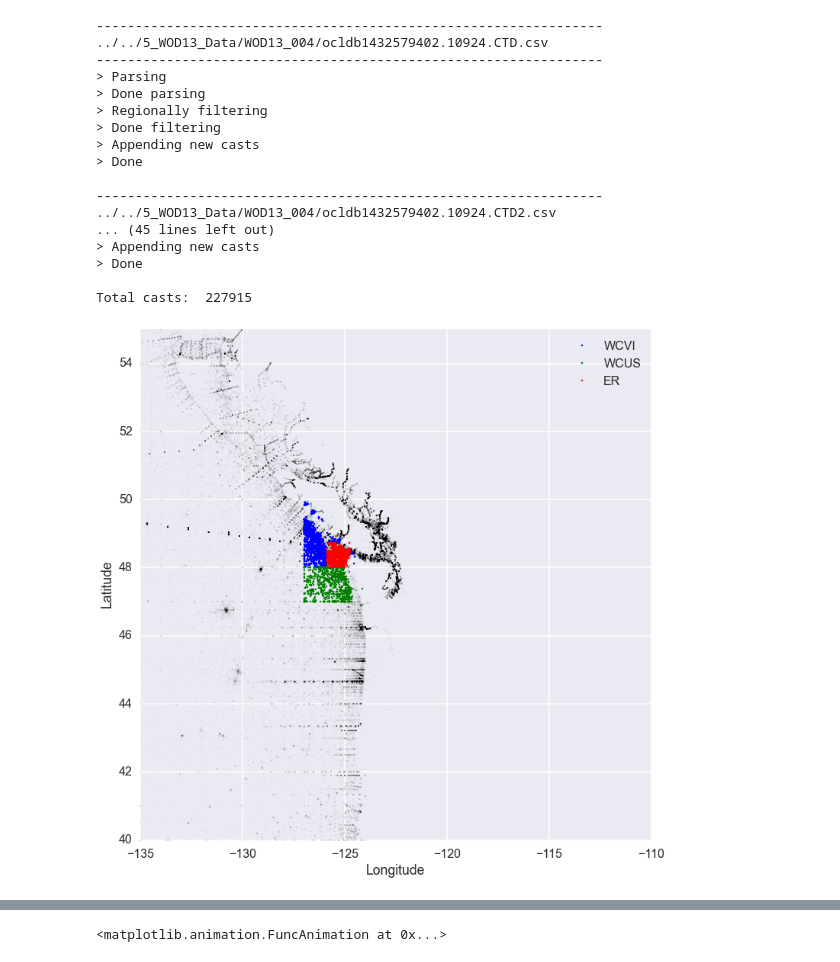
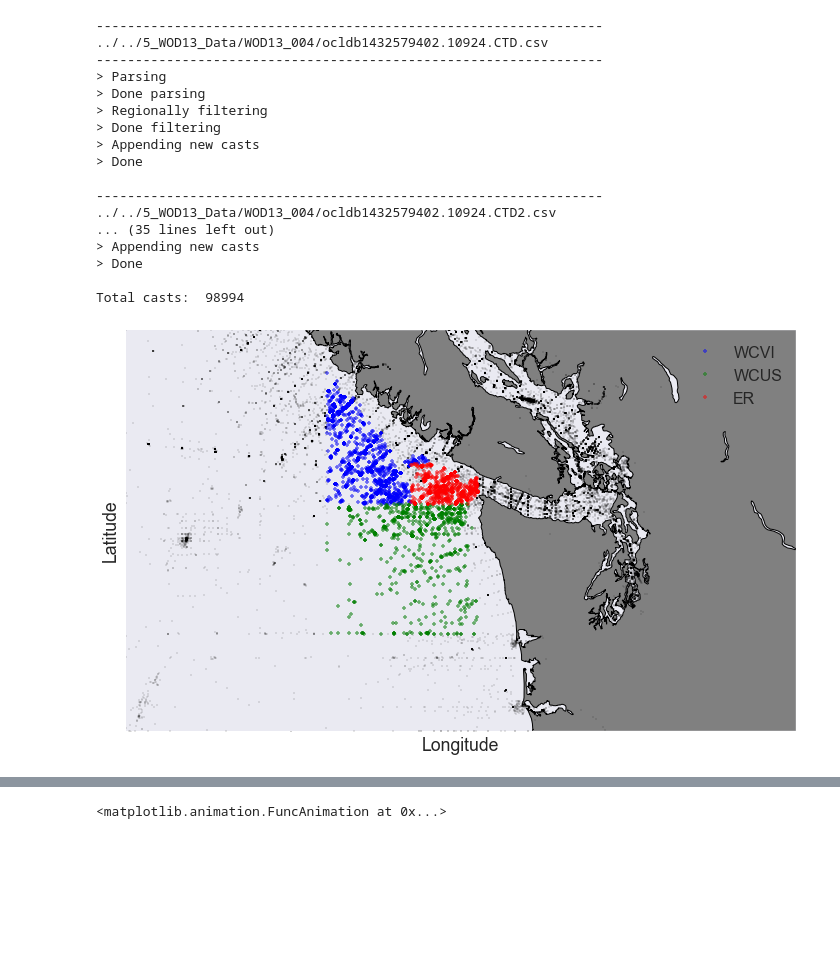
Before and after one commit to UBC-MOAD/falkor_upwelling, a Jupyter notebook: 1_Notebooks/NOAA_observed_levels.ipynb, the cells around one changed output, grey strips where cells are left out. Saved outputs shown, nothing was run; the diff lists cells and outputs as text; code cells hidden in the pictures; blank space fills up the shorter version.

```diff
--- a/1_Notebooks/NOAA_observed_levels.ipynb
+++ b/1_Notebooks/NOAA_observed_levels.ipynb
@@ -8,6 +8,8 @@ import calendar
 import seaborn as sns
 import csvWOD
 import copy
+import seawater as SW
+from mpl_toolkits.basemap import Basemap
 
 # switch to unbuffered output
 class Unbuffered(object):
@@ -23,6 +25,9 @@ import sys
 sys.stdout = Unbuffered(sys.stdout)
 
 sns.set()
+sns.set_style("darkgrid")
+sns.set_context("poster")
+
 
 %matplotlib inline
 # %%
@@ -32,8 +37,8 @@ FILES = ['../../5_WOD13_Data/WOD13_004/ocldb1432579402.10924.CTD.csv',
          '../../5_WOD13_Data/WOD13_004/ocldb1432579402.10924.CTD2.csv',
          '../../5_WOD13_Data/WOD13_004/ocldb1432579402.10924.CTD3.csv',
          '../../5_WOD13_Data/WOD13_004/ocldb1432579402.10924.CTD4.csv',
-         '../../5_WOD13_Data/WOD13_004/ocldb1432579402.10924.CTD5.csv',
-         '../../5_WOD13_Data/WOD13_004/ocldb1432579402.10924.OSD.csv'
+         '../../5_WOD13_Data/WOD13_004/ocldb1432579402.10924.CTD5.csv'
+         #'../../5_WOD13_Data/WOD13_004/ocldb1432579402.10924.OSD.csv'
         ]
 
 for fn in FILES:
@@ -44,7 +49,7 @@ for fn in FILES:
     tmp_casts = []
     tmp_casts = csvWOD.csvWOD_readcasts(fn)
     print '> Done parsing'
-    print '> Regionally filtering'
+    print '> Regionally filtering' # likely don't need this filter
     tmp_casts = csvWOD.csvWOD_filter_region(tmp_casts,-160,-120,15,60)
     print '> Done filtering'
     print '> Appending new casts'
@@ -66,10 +71,10 @@ print 'Total casts: ', len(cast_inf)
 
 -----------------------------------------------------------------
 ../../5_WOD13_Data/WOD13_004/ocldb1432579402.10924.CTD2.csv
-... (45 lines left out)
+... (35 lines left out)
 > Appending new casts
 > Done
 
-Total casts:  227915
+Total casts:  98994
 # %%
 def get_EW_info(cast_inf,EPS=0.05):
@@ -117,15 +133,18 @@ ERdely = 0.35
 ER_x = [MB07[0]-ERdelx,MB07[0]+ERdelx,MB07[0]+ERdelx,MB07[0]-ERdelx,MB07[0]-ERdelx]
 ER_y = [MB07[1]-ERdely,MB07[1]-ERdely,MB07[1]+ERdely,MB07[1]+ERdely,MB07[1]-ERdely]
 
+ER_x = [-125.75,-124.75,-124.75,-125.75,-125.75]
+ER_y = [48.3,48.3,48.7,48.7,48.3]
+
 WCVI_lnmin = -127
-WCVI_lnmax = -124
-WCVI_ltmin =  48
-WCVI_ltmax =  50
+WCVI_lnmax = -124.75
+WCVI_ltmin =  48.3
+WCVI_ltmax =  49.6
 
 WCUS_lnmin = -127
-WCUS_lnmax = -124
+WCUS_lnmax = -124.75
 WCUS_ltmin =  47
-WCUS_ltmax =  48
+WCUS_ltmax =  48.3
 
 WCVI_cinf = []
 WCUS_cinf = []
@@ -143,7 +162,7 @@ for cast in cast_inf:
         continue
 
     # only keep deep casts that include points in the range of interest
-    if max(cast['Depth']) < 100 or min(cast['Depth']) > 250:
+    if max(cast['Depth']) < 90:
         continue
 
     # ER
@@ -151,40 +170,54 @@ for cast in cast_inf:
         ER_cinf.append(cast)
     # WCUS
     elif ln >= WCUS_lnmin and ln <= WCUS_lnmax and lt >= WCUS_ltmin and lt <= WCUS_ltmax:
         WCUS_cinf.append(cast)
     # WCVI
     elif ln >= WCVI_lnmin and  ln <= WCVI_lnmax and \
        lt >= WCVI_ltmin and lt <= WCVI_slope*ln + WCVI_int:
         WCVI_cinf.append(cast)
 
 
 ER_lon = [k['Longitude'] for k in ER_cinf]
 ER_lat = [k['Latitude'] for k in ER_cinf]
 
 WCVI_lon = [k['Longitude'] for k in WCVI_cinf]
 WCVI_lat = [k['Latitude'] for k in WCVI_cinf]
 
 WCUS_lon = [k['Longitude'] for k in WCUS_cinf]
 WCUS_lat = [k['Latitude'] for k in WCUS_cinf]
 
 plt.figure(figsize=(12,12))
 
 sns.set_style("darkgrid")
 sns.set_context("poster")
 
+b_map = Basemap(projection='merc',llcrnrlat=46,urcrnrlat=50,\
+            llcrnrlon=-130,urcrnrlon=-120,lat_ts=20,resolution='h')
+
 #plt.plot(all_filt['ALL']['lons'],all_filt['ALL']['lats'],'.k',ms=2,alpha=0.1)
-plt.plot([k['Longitude'] for k in cast_inf],[k['Latitude'] for k in cast_inf],'.k',ms=1,alpha=0.5)
-plt.plot(WCVI_lon,WCVI_lat,'.b',ms=5,label='WCVI')
-plt.plot(WCUS_lon,WCUS_lat,'.g',ms=5,label='WCUS')
-plt.plot(ER_lon,ER_lat,'.r',ms=5,label='ER')
-plt.ylim((40,55))
-plt.xlim((-135,-110))
+
+x_all, y_all = b_map([k['Longitude'] for k in cast_inf],[k['Latitude'] for k in cast_inf])
+b_map.plot(x_all,y_all,'.k',ms=2,alpha=0.5)
+
+x_WCVI, y_WCVI = b_map(WCVI_lon,WCVI_lat)
+b_map.plot(x_WCVI,y_WCVI,'.b',ms=8,label='WCVI',alpha=.5)
+
+x_WCUS, y_WCUS = b_map(WCUS_lon,WCUS_lat)
+b_map.plot(x_WCUS,y_WCUS,'.g',ms=8,label='WCUS',alpha=.5)
+
+x_ER, y_ER = b_map(ER_lon,ER_lat)
+b_map.plot(x_ER,y_ER,'.r',ms=8,label='ER',alpha=.5)
+
+b_map.drawcoastlines()
+b_map.fillcontinents(color=[0.5,0.5,0.5],lake_color=None)
+#plt.ylim((46,50))
+#plt.xlim((-130,-120))
 plt.xlabel('Longitude')
 plt.ylabel('Latitude')
 plt.legend()
 plt.show()
 # %% [output]
-[figure, old version]
+[figure, new version]
 # %%
 mnthER_filt = [[] for k in range(1,13)]
 mnthWCVI_filt = [[] for k in range(1,13)]
```
Also changed, not shown: parts of 11 cells of this notebook, 4 other files.
